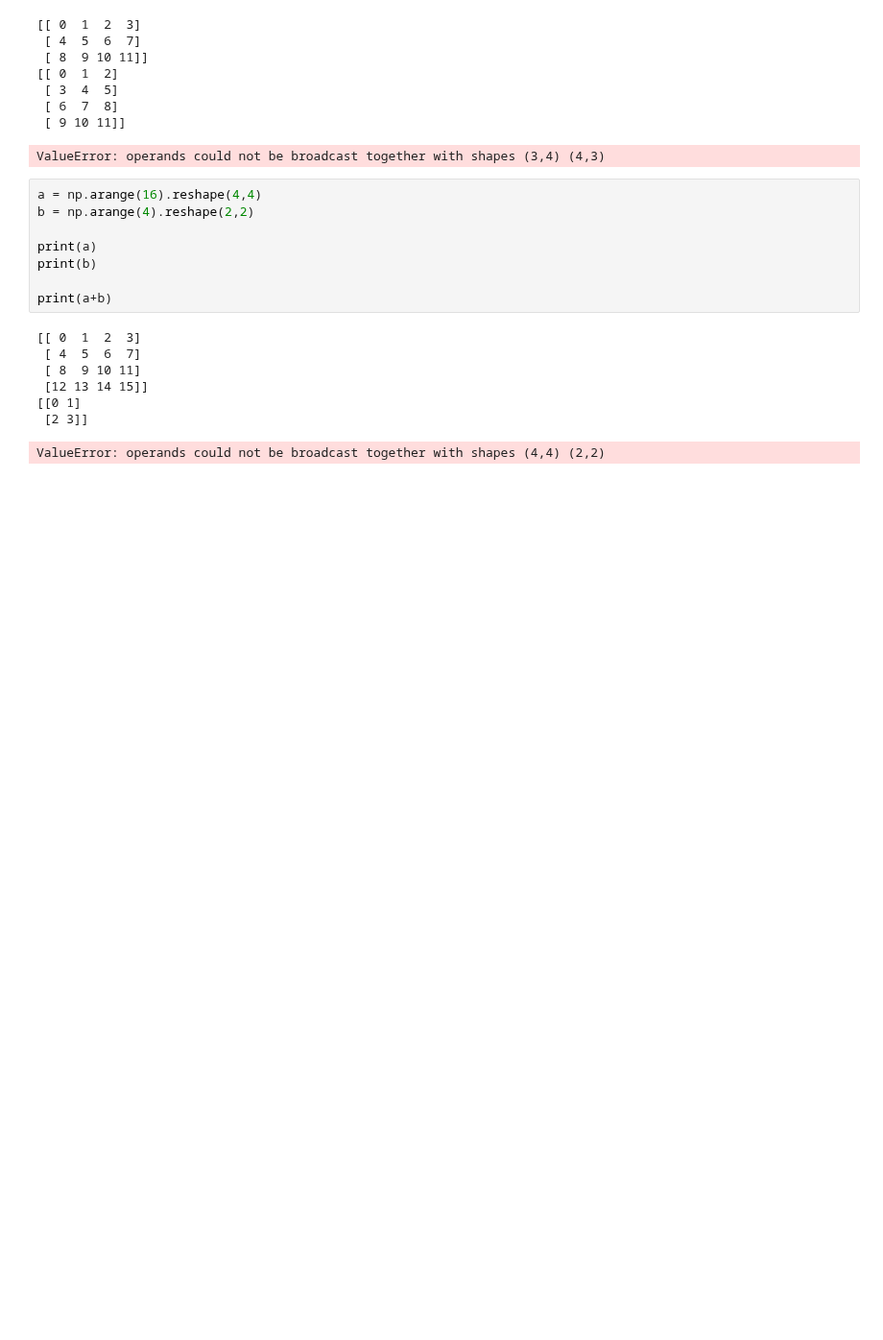
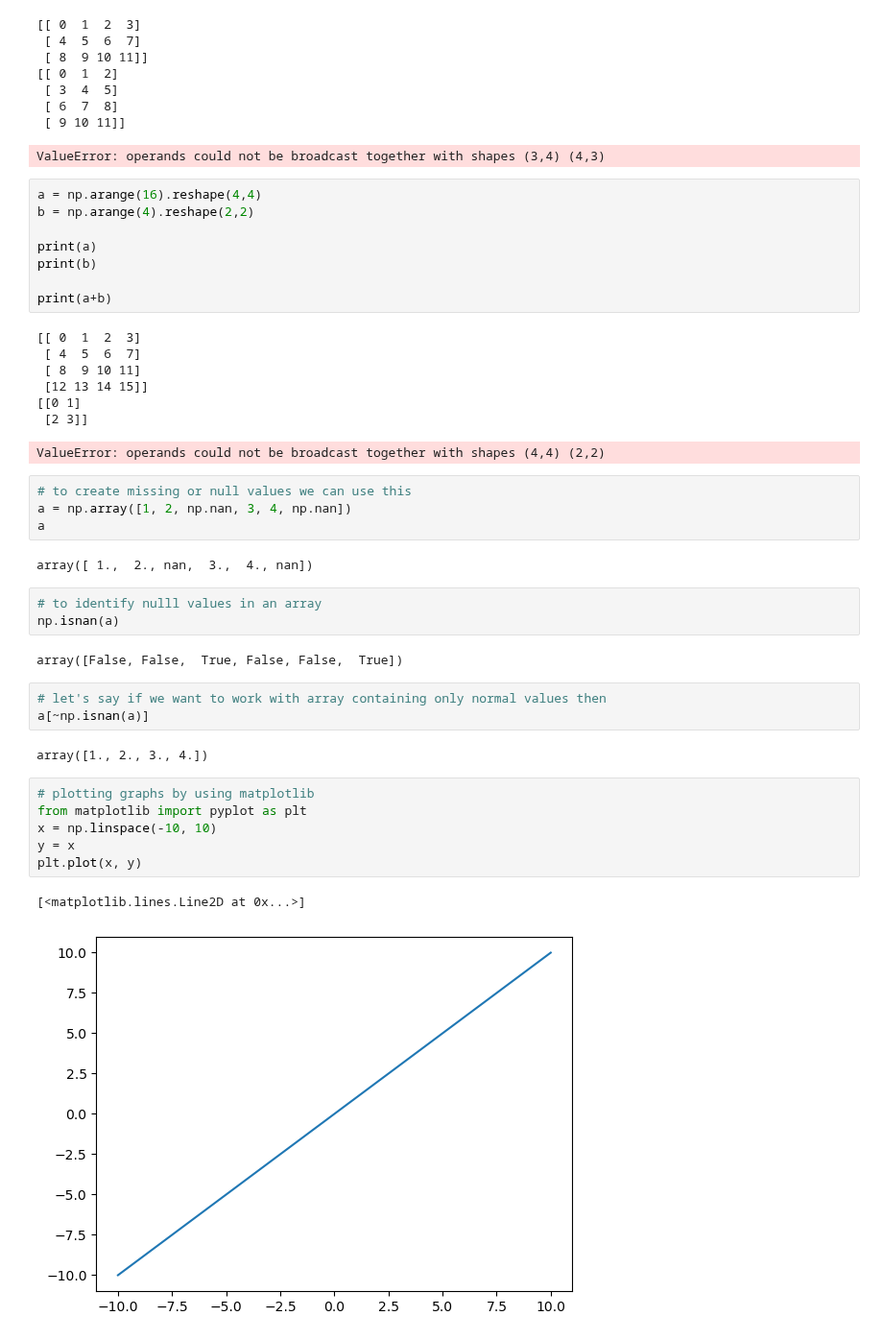
Before and after one commit to PK215012001/JupyterNotebooks, a Jupyter notebook: Numpy/Advanced_numpy.ipynb, the cells around one changed output. Shown at 96% size. Drawn from its saved outputs; the diff is of its cells as text; blank space fills up the shorter version.

Commit message:
Added plots and missing values

```diff
--- a/Numpy/Advanced_numpy.ipynb
+++ b/Numpy/Advanced_numpy.ipynb
@@ -263,3 +263,28 @@ print(a+b)
 [[0 1]
  [2 3]]
 ValueError: operands could not be broadcast together with shapes (4,4) (2,2)
+# %%
+# to create missing or null values we can use this
+a = np.array([1, 2, np.nan, 3, 4, np.nan])
+a
+# %% [output]
+array([ 1.,  2., nan,  3.,  4., nan])
+# %%
+# to identify nulll values in an array
+np.isnan(a)
+# %% [output]
+array([False, False,  True, False, False,  True])
+# %%
+# let's say if we want to work with array containing only normal values then
+a[~np.isnan(a)]
+# %% [output]
+array([1., 2., 3., 4.])
+# %%
+# plotting graphs by using matplotlib
+from matplotlib import pyplot as plt
+x = np.linspace(-10, 10)
+y = x
+plt.plot(x, y)
+# %% [output]
+[<matplotlib.lines.Line2D at 0x...>]
+[figure, added]
```
Also changed, not shown: parts of 8 cells of this notebook.
